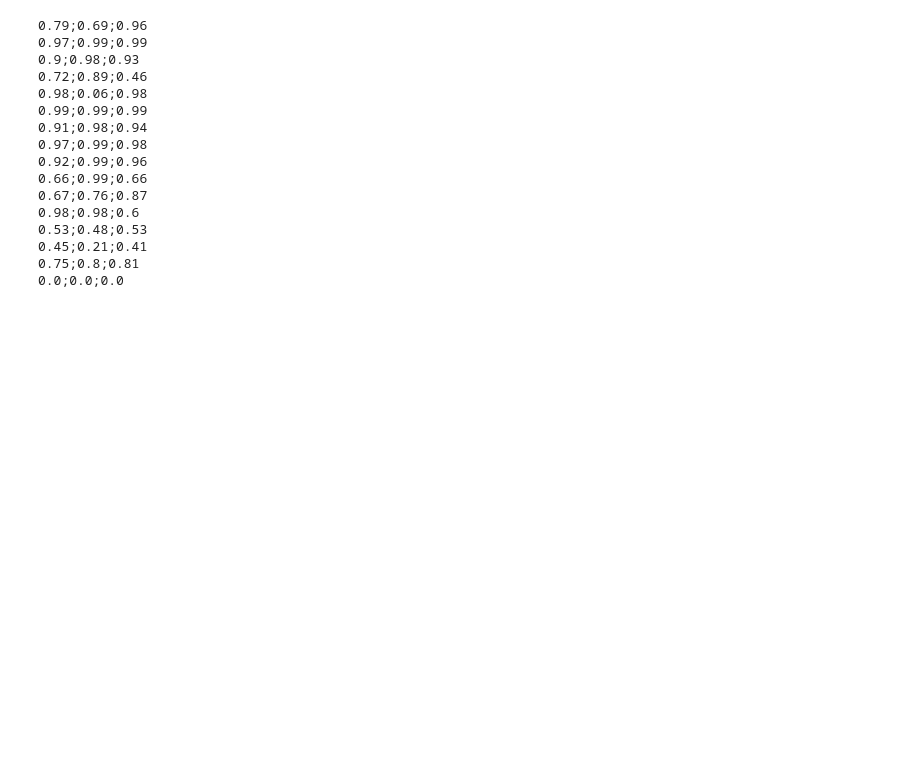
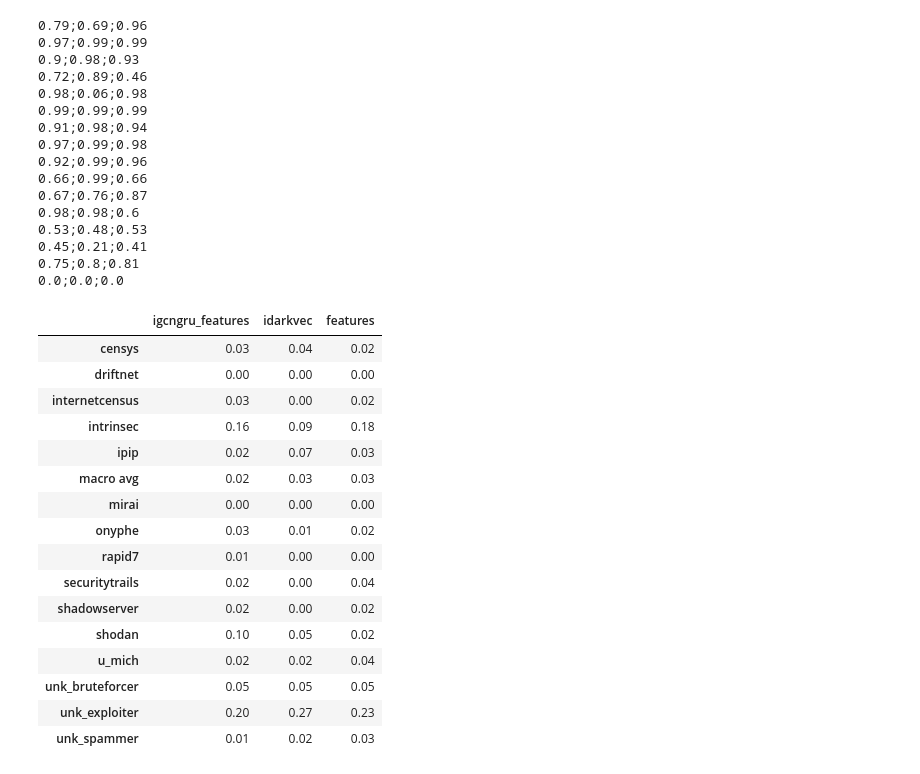
Before and after one commit to warSantos/darknets, a Jupyter notebook: analysis/base_models_macro-v.0.2-s4-s5.ipynb, the cells around one changed output. Cells and saved outputs as stored; diff of their text form; code cells hidden in the pictures; blank space fills up the shorter version.

```diff
--- a/analysis/base_models_macro-v.0.2-s4-s5.ipynb
+++ b/analysis/base_models_macro-v.0.2-s4-s5.ipynb
@@ -187,3 +189,28 @@ for col in prob_cols:
 0.45;0.21;0.41
 0.75;0.8;0.81
 0.0;0.0;0.0
+# %%
+def stdev(values):
+    return np.trunc(np.std(values) * 100) / 100
+
+result_df = scores.applymap(stdev)
+macro = result_df.sort_index()
+macro
+# %% [output]
+|  | igcngru_features | idarkvec | features |
+| censys | 0.03 | 0.04 | 0.02 |
+| driftnet | 0.00 | 0.00 | 0.00 |
+| internetcensus | 0.03 | 0.00 | 0.02 |
+| intrinsec | 0.16 | 0.09 | 0.18 |
+| ipip | 0.02 | 0.07 | 0.03 |
+| macro avg | 0.02 | 0.03 | 0.03 |
+| mirai | 0.00 | 0.00 | 0.00 |
+| onyphe | 0.03 | 0.01 | 0.02 |
+| rapid7 | 0.01 | 0.00 | 0.00 |
+| securitytrails | 0.02 | 0.00 | 0.04 |
+| shadowserver | 0.02 | 0.00 | 0.02 |
+| shodan | 0.10 | 0.05 | 0.02 |
+| u_mich | 0.02 | 0.02 | 0.04 |
+| unk_bruteforcer | 0.05 | 0.05 | 0.05 |
+| unk_exploiter | 0.20 | 0.27 | 0.23 |
+| unk_spammer | 0.01 | 0.02 | 0.03 |
```
Also changed, not shown: parts of 4 cells of this notebook, 11 other files.
